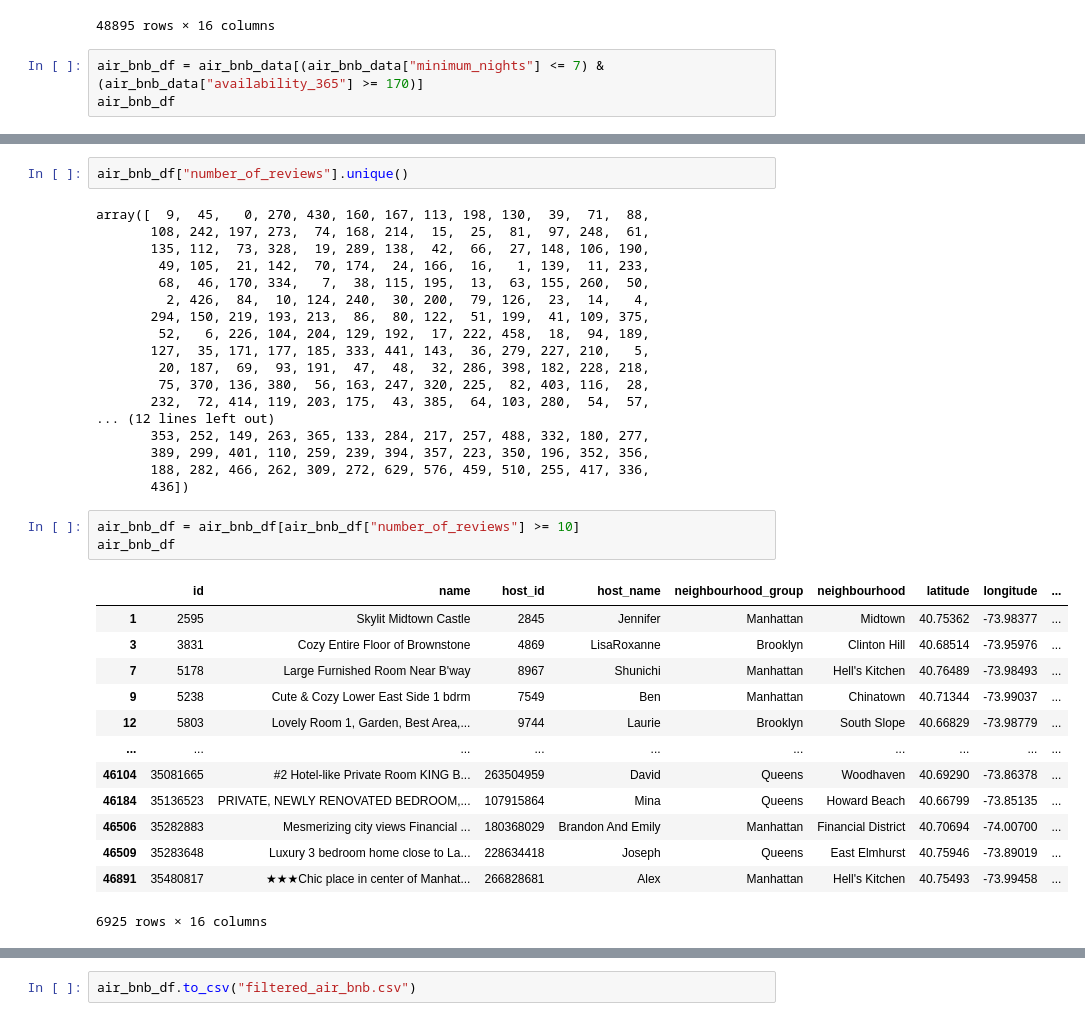
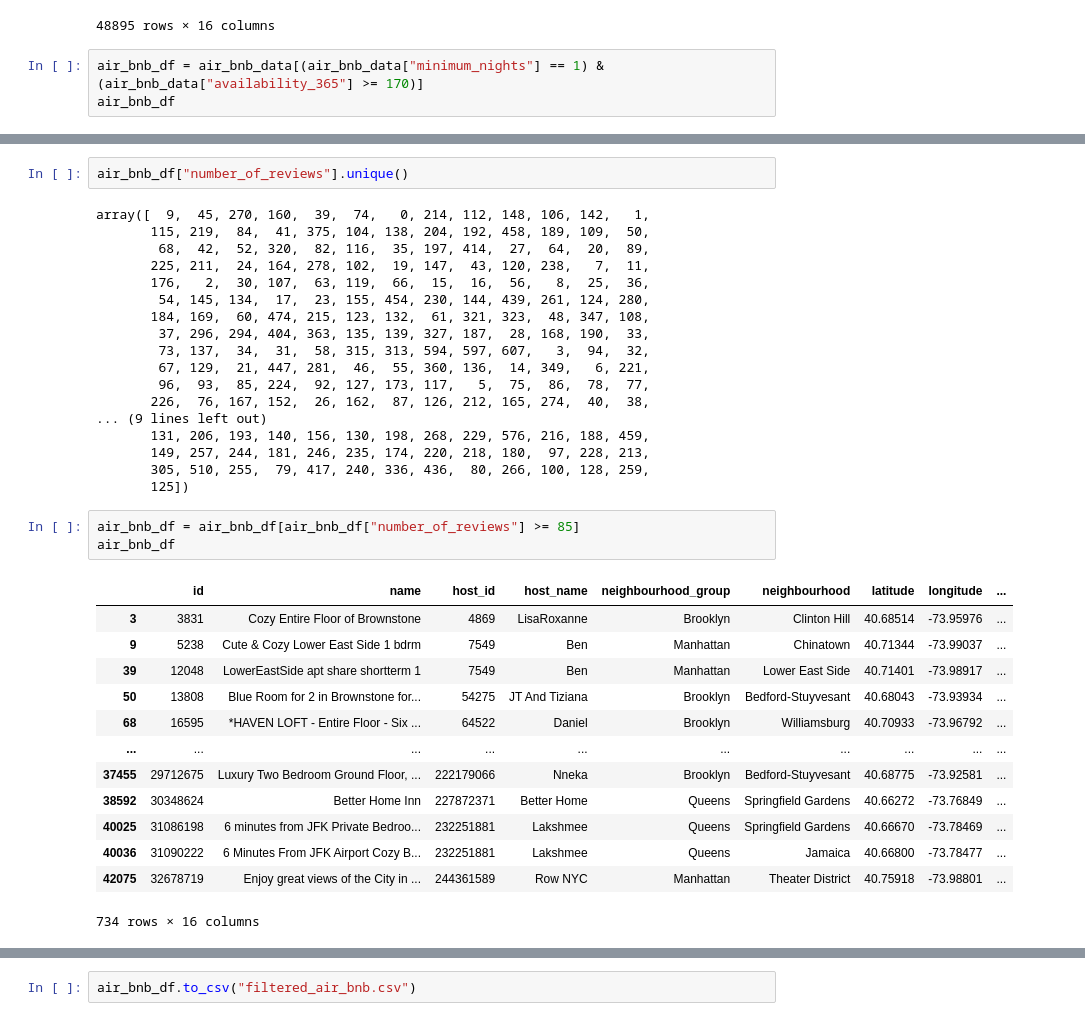
Before and after one commit to ehvandervorst/project-2, a Jupyter notebook: jeremy_folder/crime_and_airbnb/static/data/convert to json.ipynb, the cells around one changed output, grey strips where cells are left out. Cells and saved outputs as stored; diff of their text form.

Commit message:
reduced size of airbnb data even further, prettified the chart of NYC weather data, will do more again

```diff
--- a/jeremy_folder/crime_and_airbnb/static/data/convert to json.ipynb
+++ b/jeremy_folder/crime_and_airbnb/static/data/convert to json.ipynb
@@ -19,7 +19,7 @@ air_bnb_data
 | 48894 | 36487245 | Trendy duplex in the very heart o... | 68119814 | Christophe | Manhattan | Hell's Kitchen | 40.76404 | -73.98933 | ... |
 48895 rows × 16 columns
 # %%
-air_bnb_df = air_bnb_data[(air_bnb_data["minimum_nights"] <= 7) & (air_bnb_data["availability_365"] >= 170)]
+air_bnb_df = air_bnb_data[(air_bnb_data["minimum_nights"] == 1) & (air_bnb_data["availability_365"] >= 170)]
 air_bnb_df
 # %% [output]
 |  | id | name | host_id | host_name | neighbourhood_group | neighbourhood | latitude | longitude | ... |
@@ -38,37 +38,37 @@ air_bnb_df
 # %%
 air_bnb_df["number_of_reviews"].unique()
 # %% [output]
-array([  9,  45,   0, 270, 430, 160, 167, 113, 198, 130,  39,  71,  88,
-       108, 242, 197, 273,  74, 168, 214,  15,  25,  81,  97, 248,  61,
-       135, 112,  73, 328,  19, 289, 138,  42,  66,  27, 148, 106, 190,
-        49, 105,  21, 142,  70, 174,  24, 166,  16,   1, 139,  11, 233,
-        68,  46, 170, 334,   7,  38, 115, 195,  13,  63, 155, 260,  50,
-         2, 426,  84,  10, 124, 240,  30, 200,  79, 126,  23,  14,   4,
-       294, 150, 219, 193, 213,  86,  80, 122,  51, 199,  41, 109, 375,
-        52,   6, 226, 104, 204, 129, 192,  17, 222, 458,  18,  94, 189,
-       127,  35, 171, 177, 185, 333, 441, 143,  36, 279, 227, 210,   5,
-        20, 187,  69,  93, 191,  47,  48,  32, 286, 398, 182, 228, 218,
-        75, 370, 136, 380,  56, 163, 247, 320, 225,  82, 403, 116,  28,
-       232,  72, 414, 119, 203, 175,  43, 385,  64, 103, 280,  54,  57,
-... (12 lines left out)
-       353, 252, 149, 263, 365, 133, 284, 217, 257, 488, 332, 180, 277,
-       389, 299, 401, 110, 259, 239, 394, 357, 223, 350, 196, 352, 356,
-       188, 282, 466, 262, 309, 272, 629, 576, 459, 510, 255, 417, 336,
-       436])
+array([  9,  45, 270, 160,  39,  74,   0, 214, 112, 148, 106, 142,   1,
+       115, 219,  84,  41, 375, 104, 138, 204, 192, 458, 189, 109,  50,
+        68,  42,  52, 320,  82, 116,  35, 197, 414,  27,  64,  20,  89,
+       225, 211,  24, 164, 278, 102,  19, 147,  43, 120, 238,   7,  11,
+       176,   2,  30, 107,  63, 119,  66,  15,  16,  56,   8,  25,  36,
+        54, 145, 134,  17,  23, 155, 454, 230, 144, 439, 261, 124, 280,
+       184, 169,  60, 474, 215, 123, 132,  61, 321, 323,  48, 347, 108,
+        37, 296, 294, 404, 363, 135, 139, 327, 187,  28, 168, 190,  33,
+        73, 137,  34,  31,  58, 315, 313, 594, 597, 607,   3,  94,  32,
+        67, 129,  21, 447, 281,  46,  55, 360, 136,  14, 349,   6, 221,
+        96,  93,  85, 224,  92, 127, 173, 117,   5,  75,  86,  78,  77,
+       226,  76, 167, 152,  26, 162,  87, 126, 212, 165, 274,  40,  38,
+... (9 lines left out)
+       131, 206, 193, 140, 156, 130, 198, 268, 229, 576, 216, 188, 459,
+       149, 257, 244, 181, 246, 235, 174, 220, 218, 180,  97, 228, 213,
+       305, 510, 255,  79, 417, 240, 336, 436,  80, 266, 100, 128, 259,
+       125])
 # %%
-air_bnb_df = air_bnb_df[air_bnb_df["number_of_reviews"] >= 10]
+air_bnb_df = air_bnb_df[air_bnb_df["number_of_reviews"] >= 85]
 air_bnb_df
 # %% [output]
 |  | id | name | host_id | host_name | neighbourhood_group | neighbourhood | latitude | longitude | ... |
-| 1 | 2595 | Skylit Midtown Castle | 2845 | Jennifer | Manhattan | Midtown | 40.75362 | -73.98377 | ... |
 | 3 | 3831 | Cozy Entire Floor of Brownstone | 4869 | LisaRoxanne | Brooklyn | Clinton Hill | 40.68514 | -73.95976 | ... |
-| 7 | 5178 | Large Furnished Room Near B'way | 8967 | Shunichi | Manhattan | Hell's Kitchen | 40.76489 | -73.98493 | ... |
 | 9 | 5238 | Cute & Cozy Lower East Side 1 bdrm | 7549 | Ben | Manhattan | Chinatown | 40.71344 | -73.99037 | ... |
-| 12 | 5803 | Lovely Room 1, Garden, Best Area,... | 9744 | Laurie | Brooklyn | South Slope | 40.66829 | -73.98779 | ... |
+| 39 | 12048 | LowerEastSide apt share shortterm 1 | 7549 | Ben | Manhattan | Lower East Side | 40.71401 | -73.98917 | ... |
+| 50 | 13808 | Blue Room for 2 in Brownstone for... | 54275 | JT And Tiziana | Brooklyn | Bedford-Stuyvesant | 40.68043 | -73.93934 | ... |
+| 68 | 16595 | *HAVEN LOFT - Entire Floor - Six ... | 64522 | Daniel | Brooklyn | Williamsburg | 40.70933 | -73.96792 | ... |
 | ... | ... | ... | ... | ... | ... | ... | ... | ... | ... |
-| 46104 | 35081665 | #2 Hotel-like Private Room KING B... | 263504959 | David | Queens | Woodhaven | 40.69290 | -73.86378 | ... |
-| 46184 | 35136523 | PRIVATE, NEWLY RENOVATED BEDROOM,... | 107915864 | Mina | Queens | Howard Beach | 40.66799 | -73.85135 | ... |
-| 46506 | 35282883 | Mesmerizing city views Financial ... | 180368029 | Brandon And Emily | Manhattan | Financial District | 40.70694 | -74.00700 | ... |
-| 46509 | 35283648 | Luxury 3 bedroom home close to La... | 228634418 | Joseph | Queens | East Elmhurst | 40.75946 | -73.89019 | ... |
-| 46891 | 35480817 | ★★★Chic place in center of Manhat... | 266828681 | Alex | Manhattan | Hell's Kitchen | 40.75493 | -73.99458 | ... |
+| 37455 | 29712675 | Luxury Two Bedroom Ground Floor, ... | 222179066 | Nneka | Brooklyn | Bedford-Stuyvesant | 40.68775 | -73.92581 | ... |
+| 38592 | 30348624 | Better Home Inn | 227872371 | Better Home | Queens | Springfield Gardens | 40.66272 | -73.76849 | ... |
+| 40025 | 31086198 | 6 minutes from JFK Private Bedroo... | 232251881 | Lakshmee | Queens | Springfield Gardens | 40.66670 | -73.78469 | ... |
+| 40036 | 31090222 | 6 Minutes From JFK Airport Cozy B... | 232251881 | Lakshmee | Queens | Jamaica | 40.66800 | -73.78477 | ... |
+| 42075 | 32678719 | Enjoy great views of the City in ... | 244361589 | Row NYC | Manhattan | Theater District | 40.75918 | -73.98801 | ... |
-6925 rows × 16 columns
+734 rows × 16 columns
```
Also changed, not shown: parts of 2 cells of this notebook, 4 other files.
